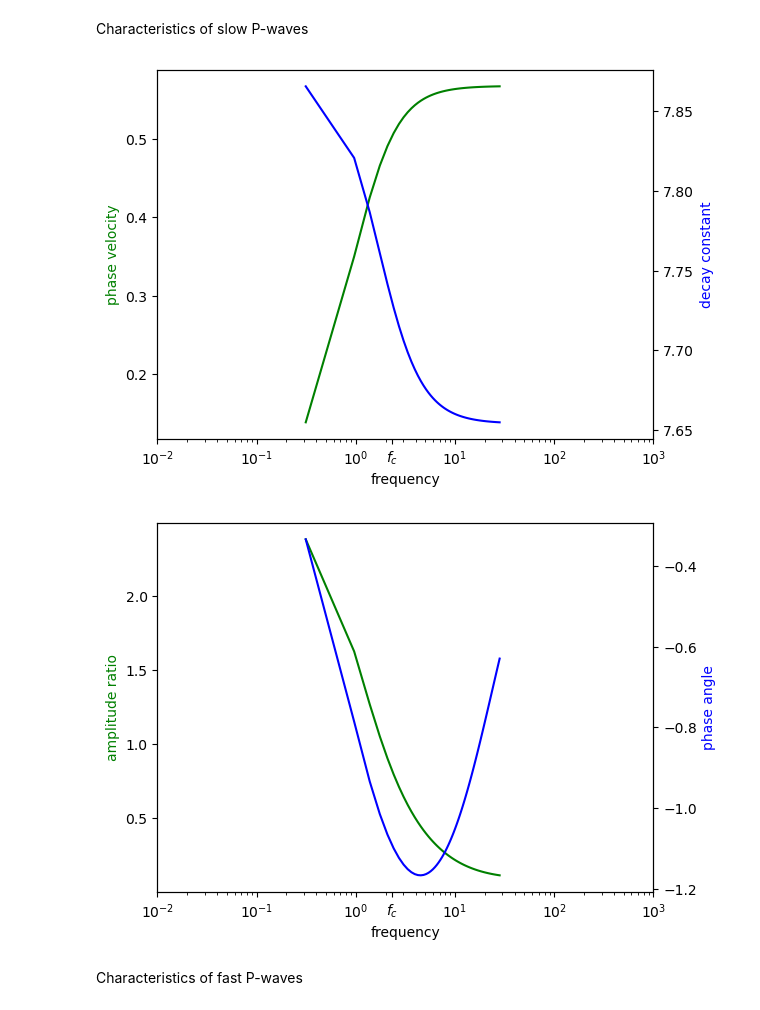
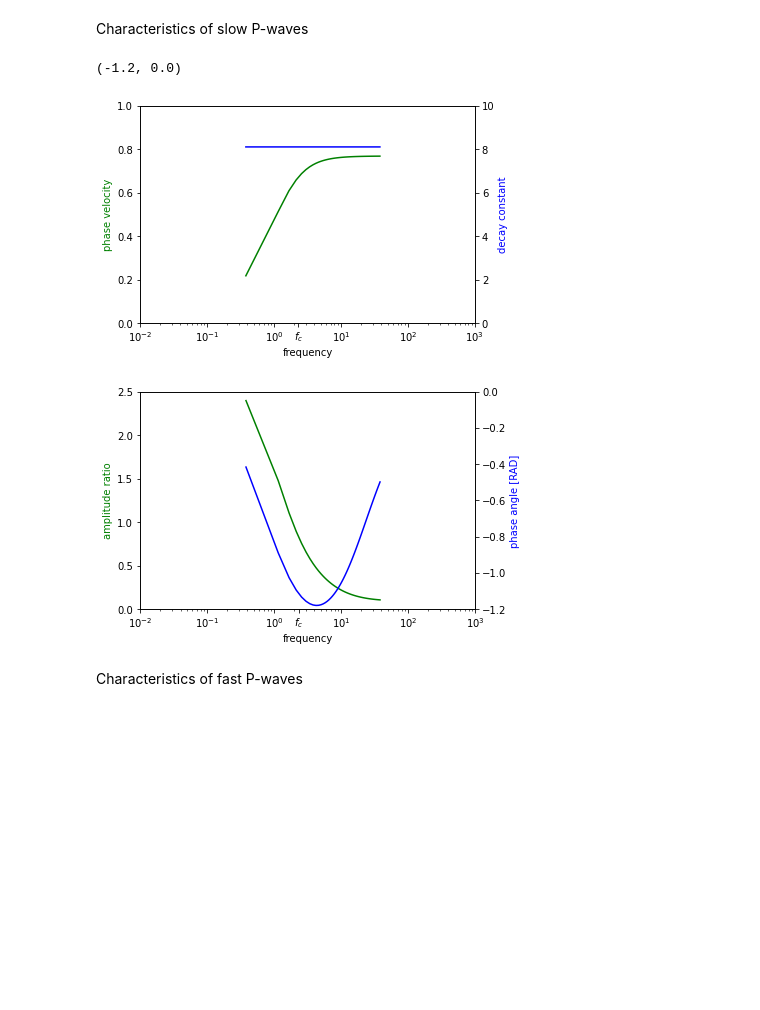
Before and after one commit to nagelt/soil_dynamics, a Jupyter notebook: extra_biot_oscillations.ipynb, the cells around one changed output. Drawn from its saved outputs; the diff is of its cells as text; code cells hidden in the pictures; blank space fills up the shorter version.

```diff
--- a/extra_biot_oscillations.ipynb
+++ b/extra_biot_oscillations.ipynb
@@ -169,7 +171,7 @@ Conversion between multi-body and non-dimensional continuum parameters
 # %%
 mbs2nondim_S = [(m_1,     I_11*(n/RHO)*(1+tau)),
                 (m_2,     I_22*((1-n)+n*tau/RHO)),
-                (m_Delta, I_12*tau*n/RHO),
+                (m_Delta, I_12*n*tau/RHO),
                 (d_Delta, I_12*n*D_S),
                 (c_2,     I_22*(sp.pi*(1/2+k))**2)]
 
@@ -350,7 +352,7 @@ phi = np.zeros(Nk)   # phase angle
 
 for k in range(Nk):
     mbs2nondim_Sk = [(m_1, I_11*(n/RHO)*(1+tau)),
-              (m_2, I_22*((1-n)+n*tau/RHO)),
+              (m_2, I_22*(1-n+n*tau/RHO)),
               (m_Delta, I_12*tau*n/RHO),
               (d_Delta, I_12*n*D_S),
               (c_2, I_22*(sp.pi*(1/2+k))**2)]
@@ -444,13 +446,13 @@ Conversion between multi-body and non-dimensional continuum parameters
 # %%
 k = 0    # base mode k=0
 PIk = ((k+1/2)*sp.pi)
-mbs2nondim_P = [(m_1,     I_11),
-                (m_2,     I_22*((1-n)/n)*RHO),
-                (m_Delta, I_12*tau),
-                (d_Delta, I_12*D_P),
-                (c_1,     I_11*(PIk**2)*M*RHO*alpha),
-                (c_2,     I_22*(PIk**2)*RHO*( M*alpha*(alpha/n - 1) + 1)),
-                (c_Delta, I_12*(PIk**2)*M*RHO*(n-alpha))]
+mbs2nondim_P = [(m_1,     I_11*n/RHO),
+                (m_2,     I_22*(1-n)),
+                (m_Delta, I_12*n*tau/RHO),
+                (d_Delta, I_12*n*D_P),
+                (c_1,     I_11*(PIk**2)*n*M*alpha),
+                (c_2,     I_22*(PIk**2)*(M*alpha*(alpha - n) + 1)),
+                (c_Delta, I_12*(PIk**2)*M*n*(n-alpha))]
 # %% [markdown]
 mass matrix (symmetric)
 # %%
@@ -754,13 +757,13 @@ phi2 = np.zeros(Nk) # phase angle
 
 for k in range(Nk):
     PIk = ((k+1/2)*sp.pi)
-    mbs2nondim_Pk = [(m_1, I_11),
-                    (m_2, I_22*((1-n)/n)*RHO),
-                    (m_Delta, I_12*tau),
-                    (d_Delta, I_12*D_P),
-                    (c_1, I_11*(PIk**2)*M*RHO*alpha),
-                    (c_2, I_22*(PIk**2)*RHO*( M*((alpha/n - 1)*alpha) + 1)),
-                    (c_Delta, I_12*(PIk**2)*M*RHO*(n-alpha))]
+    mbs2nondim_Pk = [(m_1, I_11*n/RHO),
+                    (m_2, I_22*(1-n)),
+                    (m_Delta, I_12*tau*n/RHO),
+                    (d_Delta, I_12*n*D_P),
+                    (c_1, I_11*(PIk**2)*M*n*alpha),
+                    (c_2, I_22*(PIk**2)*( M*(alpha - n)*alpha + 1)),
+                    (c_Delta, I_12*(PIk**2)*M*n*(n-alpha))]
 
     I_11_num = float(sp.integrate(sp.sin(PIk*x)**2, (x,0,1)))
     I_12_num = float(sp.integrate(sp.sin(PIk*x)**2, (x,0,1)))
@@ -819,26 +822,31 @@ Characteristics of slow P-waves
 # %%
 fig3, ax5 = plt.subplots();
 ax6 = ax5.twinx();
 ax5.semilogx(f1[nonzero_f], c1[nonzero_f], 'g');
 ax6.semilogx(f1[nonzero_f], np.abs(d1[nonzero_f]), 'b');   # frequency may be zero so decay instead of damping ratio
 ax5.set_xlabel('frequency');
+ax5.set_ylim([0, 1])
 ax5.set_xticks(list(ax5.get_xticks()) + [f_critical_num], list(ax5.get_xticklabels()) + ['$f_c$'])   # with extra tick
 ax5.set_ylabel('phase velocity', color='g');
 ax6.set_ylabel('decay constant', color='b');
+ax6.set_ylim([0, 10])
 #tikzplotlib.save("p_wave_slow_eigenvalue.tex", axis_height = '\\figH', axis_width = '\\figW')
 
 fig4, ax7 = plt.subplots();
 ax8 = ax7.twinx();
 ax7.semilogx(f1[nonzero_f], AR1[nonzero_f], 'g');
 ax8.semilogx(f1[nonzero_f], phi1[nonzero_f], 'b');
 ax7.set_xlabel('frequency');
+ax7.set_ylim([0,2.5])
 ax7.set_xticks(list(ax7.get_xticks()) + [f_critical_num], list(ax7.get_xticklabels()) + ['$f_c$'])   # with extra tick
 ax7.set_ylabel('amplitude ratio', color='g');
-ax8.set_ylabel('phase angle', color='b');
+ax8.set_ylabel('phase angle [RAD]', color='b');
+ax8.set_ylim([-1.2,0])
 #tikzplotlib.save("p_wave_slow_eigenvector.tex", axis_height = '\\figH', axis_width = '\\figW')
 # %% [output]
+(-1.2, 0.0)
-[figure, old version]
+[figure, new version]
-[figure, old version]
+[figure, new version]
 # %% [markdown]
 Characteristics of fast P-waves
 # %%
```
Also changed, not shown: parts of 24 cells of this notebook.
